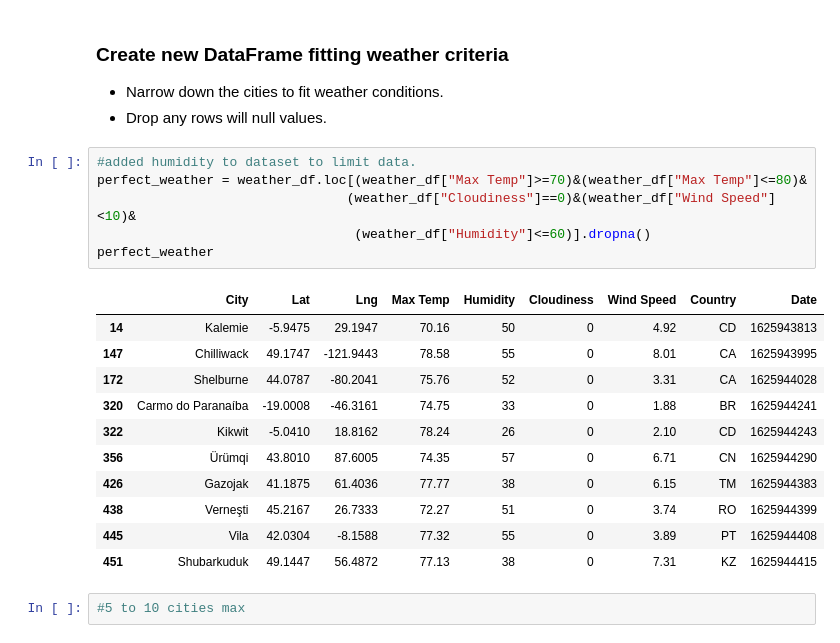
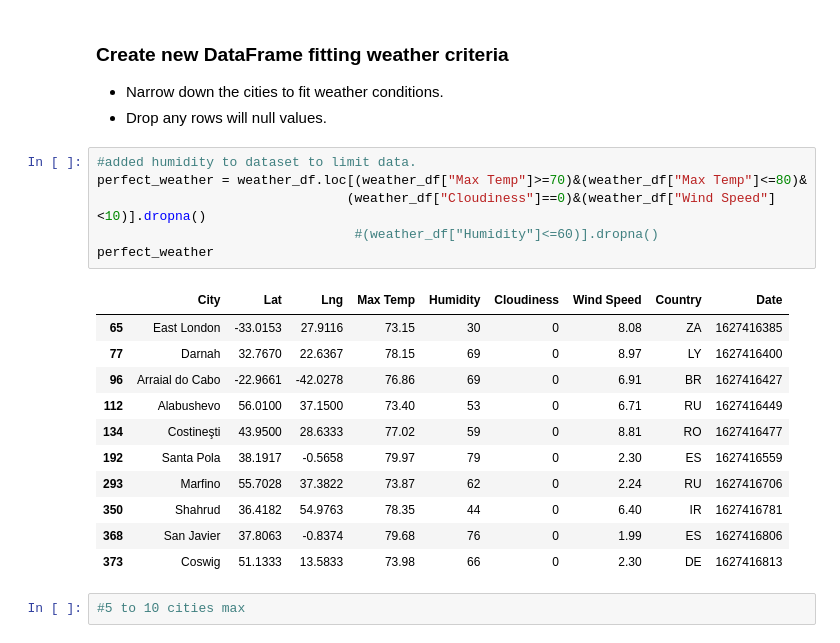
Before and after one commit to Bjohnson08021/python_api_challenge, a Jupyter notebook: starter_code/VacationPy.ipynb, the cells around one changed output. Saved outputs shown, nothing was run; the diff lists cells and outputs as text.

```diff
--- a/starter_code/VacationPy.ipynb
+++ b/starter_code/VacationPy.ipynb
@@ -69,21 +69,21 @@ fig
 # %%
 #added humidity to dataset to limit data.
 perfect_weather = weather_df.loc[(weather_df["Max Temp"]>=70)&(weather_df["Max Temp"]<=80)&
-                                (weather_df["Cloudiness"]==0)&(weather_df["Wind Speed"]<10)&
-                                 (weather_df["Humidity"]<=60)].dropna()
+                                (weather_df["Cloudiness"]==0)&(weather_df["Wind Speed"]<10)].dropna()
+                                 #(weather_df["Humidity"]<=60)].dropna()
 perfect_weather
 # %% [output]
 |  | City | Lat | Lng | Max Temp | Humidity | Cloudiness | Wind Speed | Country | Date |
-| 14 | Kalemie | -5.9475 | 29.1947 | 70.16 | 50 | 0 | 4.92 | CD | 1625943813 |
-| 147 | Chilliwack | 49.1747 | -121.9443 | 78.58 | 55 | 0 | 8.01 | CA | 1625943995 |
-| 172 | Shelburne | 44.0787 | -80.2041 | 75.76 | 52 | 0 | 3.31 | CA | 1625944028 |
-| 320 | Carmo do Paranaíba | -19.0008 | -46.3161 | 74.75 | 33 | 0 | 1.88 | BR | 1625944241 |
-| 322 | Kikwit | -5.0410 | 18.8162 | 78.24 | 26 | 0 | 2.10 | CD | 1625944243 |
-| 356 | Ürümqi | 43.8010 | 87.6005 | 74.35 | 57 | 0 | 6.71 | CN | 1625944290 |
-| 426 | Gazojak | 41.1875 | 61.4036 | 77.77 | 38 | 0 | 6.15 | TM | 1625944383 |
-| 438 | Verneşti | 45.2167 | 26.7333 | 72.27 | 51 | 0 | 3.74 | RO | 1625944399 |
-| 445 | Vila | 42.0304 | -8.1588 | 77.32 | 55 | 0 | 3.89 | PT | 1625944408 |
-| 451 | Shubarkuduk | 49.1447 | 56.4872 | 77.13 | 38 | 0 | 7.31 | KZ | 1625944415 |
+| 65 | East London | -33.0153 | 27.9116 | 73.15 | 30 | 0 | 8.08 | ZA | 1627416385 |
+| 77 | Darnah | 32.7670 | 22.6367 | 78.15 | 69 | 0 | 8.97 | LY | 1627416400 |
+| 96 | Arraial do Cabo | -22.9661 | -42.0278 | 76.86 | 69 | 0 | 6.91 | BR | 1627416427 |
+| 112 | Alabushevo | 56.0100 | 37.1500 | 73.40 | 53 | 0 | 6.71 | RU | 1627416449 |
+| 134 | Costineşti | 43.9500 | 28.6333 | 77.02 | 59 | 0 | 8.81 | RO | 1627416477 |
+| 192 | Santa Pola | 38.1917 | -0.5658 | 79.97 | 79 | 0 | 2.30 | ES | 1627416559 |
+| 293 | Marfino | 55.7028 | 37.3822 | 73.87 | 62 | 0 | 2.24 | RU | 1627416706 |
+| 350 | Shahrud | 36.4182 | 54.9763 | 78.35 | 44 | 0 | 6.40 | IR | 1627416781 |
+| 368 | San Javier | 37.8063 | -0.8374 | 79.68 | 76 | 0 | 1.99 | ES | 1627416806 |
+| 373 | Coswig | 51.1333 | 13.5833 | 73.98 | 66 | 0 | 2.30 | DE | 1627416813 |
 # %%
 #5 to 10 cities max
 # %% [markdown]
```
Also changed, not shown: parts of 3 cells of this notebook, 14 other files.
